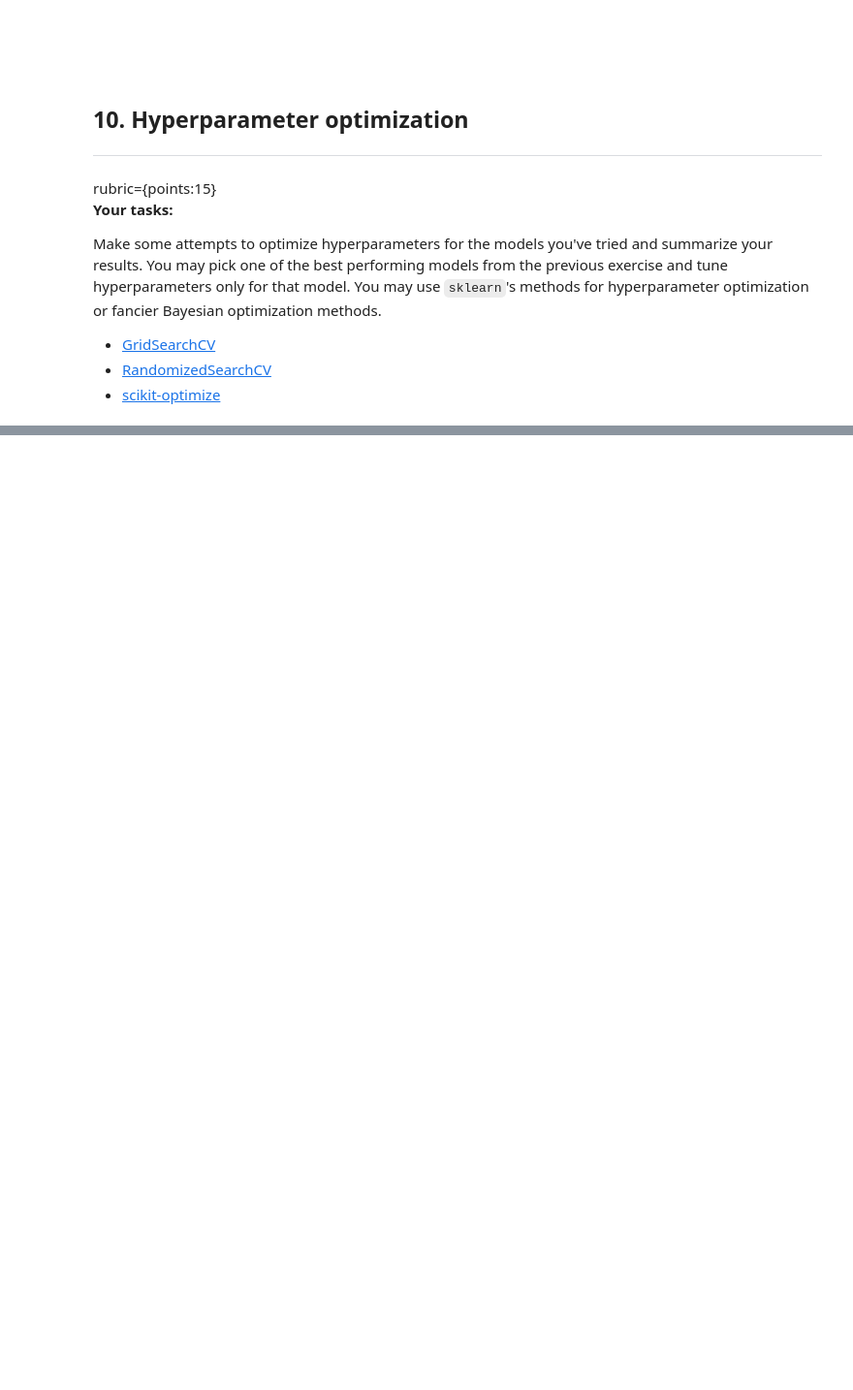
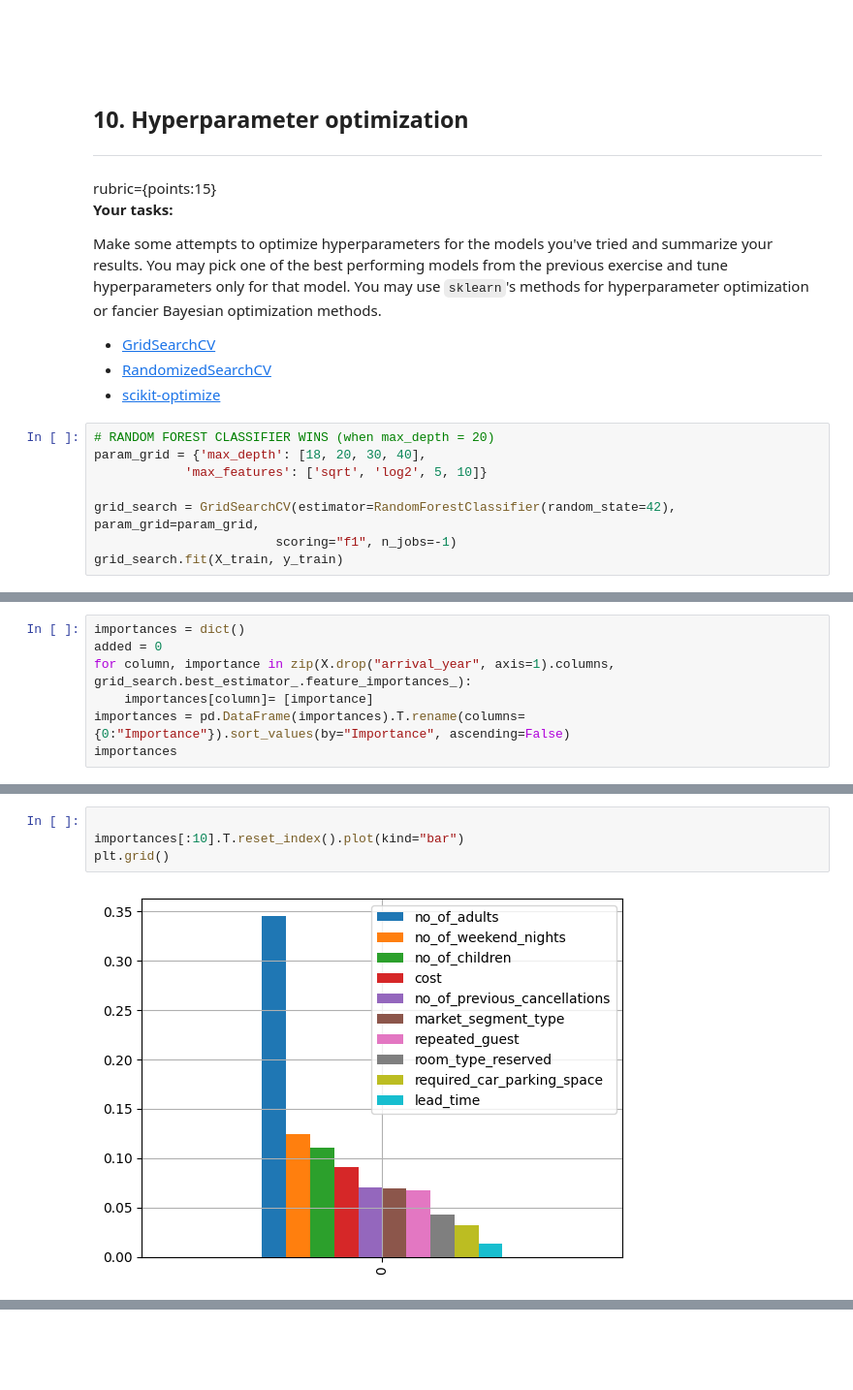
Before and after one commit to Blaise143/CPSC-330-ASSIGNMENTS, a Jupyter notebook: hw6/hw6-starter.ipynb, the cells around one changed output, grey strips where cells are left out. Shown at 97% size. Drawn from its saved outputs; the diff is of its cells as text; blank space fills up the shorter version.

```diff
--- a/hw6/hw6-starter.ipynb
+++ b/hw6/hw6-starter.ipynb
@@ -587,3 +579,11 @@ Make some attempts to optimize hyperparameters for the models you've tried and s
   - [GridSearchCV](http://scikit-learn.org/stable/modules/generated/sklearn.model_selection.GridSearchCV.html)
   - [RandomizedSearchCV](http://scikit-learn.org/stable/modules/generated/sklearn.model_selection.RandomizedSearchCV.html)
   - [scikit-optimize](https://github.com/scikit-optimize/scikit-optimize)
+# %%
+# RANDOM FOREST CLASSIFIER WINS (when max_depth = 20)
+param_grid = {'max_depth': [18, 20, 30, 40],
+            'max_features': ['sqrt', 'log2', 5, 10]}
+
+grid_search = GridSearchCV(estimator=RandomForestClassifier(random_state=42), param_grid=param_grid,
+                        scoring="f1", n_jobs=-1)
+grid_search.fit(X_train, y_train)
@@ -589,0 +630,7 @@ Make some attempts to optimize hyperparameters for the models you've tried and s
+# %%
+importances = dict()
+added = 0
+for column, importance in zip(X.drop("arrival_year", axis=1).columns, grid_search.best_estimator_.feature_importances_):
+    importances[column]= [importance]
+importances = pd.DataFrame(importances).T.rename(columns={0:"Importance"}).sort_values(by="Importance", ascending=False)
+importances
@@ -589,0 +666,6 @@ Make some attempts to optimize hyperparameters for the models you've tried and s
+# %%
+
+importances[:10].T.reset_index().plot(kind="bar")
+plt.grid()
+# %% [output]
+[figure, added]
```
Also changed, not shown: parts of 15 cells of this notebook.
